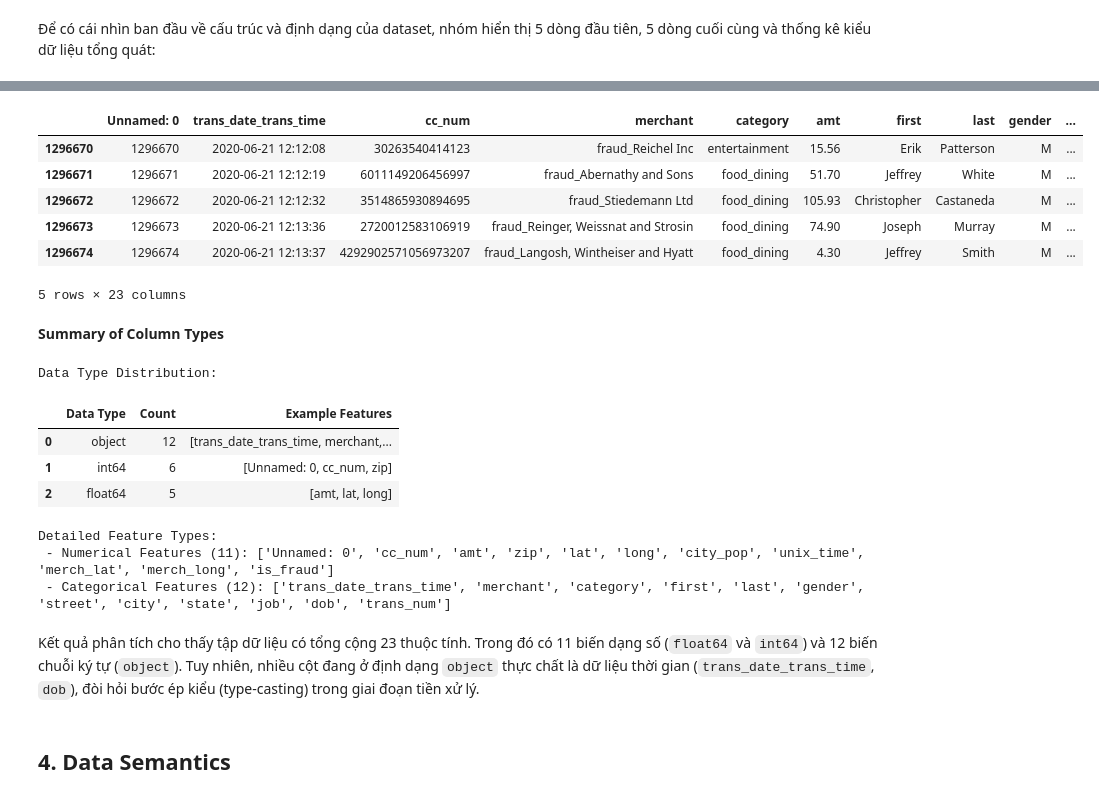
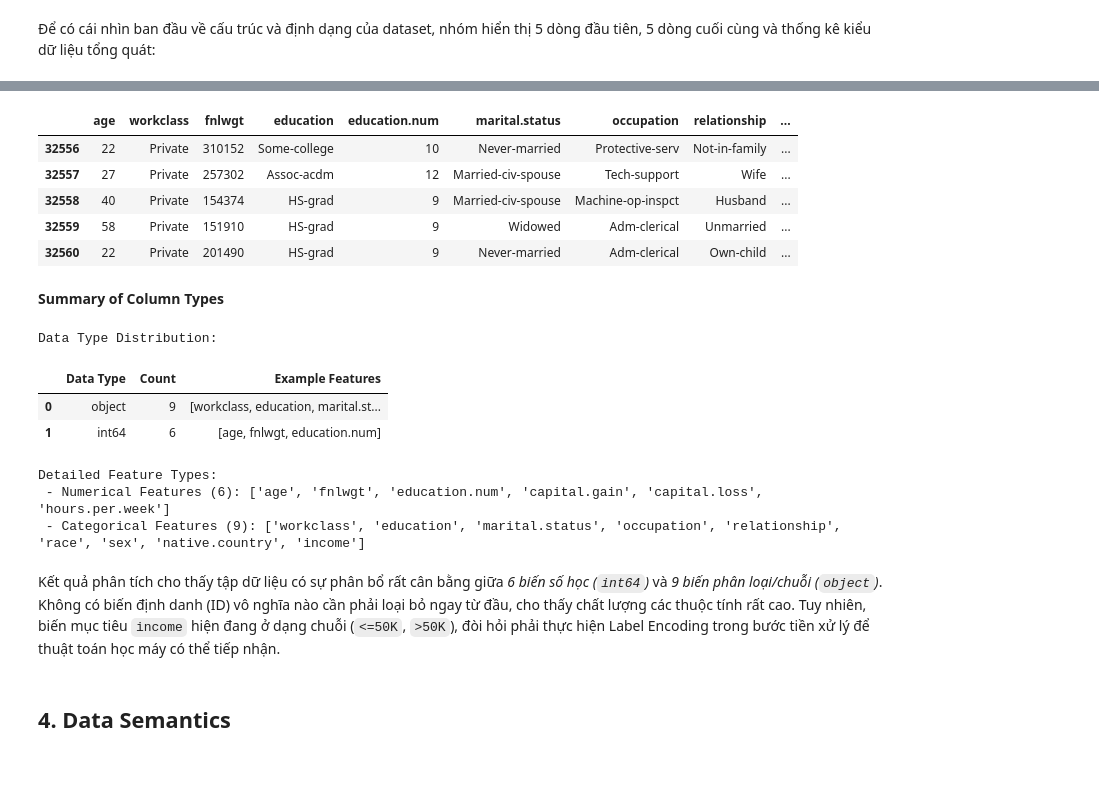
Before and after one commit to quanpro147/HCMUS-DataMining-Prj1, a Jupyter notebook: notebooks/03_EDA_tabular.ipynb, the cells around one changed output, grey strips where cells are left out. Saved outputs shown, nothing was run; the diff lists cells and outputs as text; code cells hidden in the pictures; blank space fills up the shorter version.

```diff
--- a/notebooks/03_EDA_tabular.ipynb
+++ b/notebooks/03_EDA_tabular.ipynb
@@ -22,6 +23,5 @@ Bộ dữ liệu gốc được chia sẵn thành hai tệp `fraudTrain.csv` và
 # %%
-train_path = "../data/raw/fraudTrain.csv"
-# test_path = "../data/raw/fraudTest.csv"
-
-df_train = pd.read_csv(train_path)
+adult_path = "../data/raw/adult.csv"
+df_adult = pd.read_csv(adult_path)
+df_adult = df_adult.replace(regex=r'^\s*\?\s*$', value=np.nan)
 # %% [markdown]
@@ -67,43 +66,41 @@ display(df_train.head())
 # %%
 # Xem 5 dòng cuối
-display(df_train.tail())
+display(df_adult.tail())
 # %% [output]
-|  | Unnamed: 0 | trans_date_trans_time | cc_num | merchant | category | amt | first | last | gender | ... |
-| 1296670 | 1296670 | 2020-06-21 12:12:08 | 30263540414123 | fraud_Reichel Inc | entertainment | 15.56 | Erik | Patterson | M | ... |
-| 1296671 | 1296671 | 2020-06-21 12:12:19 | 6011149206456997 | fraud_Abernathy and Sons | food_dining | 51.70 | Jeffrey | White | M | ... |
-| 1296672 | 1296672 | 2020-06-21 12:12:32 | 3514865930894695 | fraud_Stiedemann Ltd | food_dining | 105.93 | Christopher | Castaneda | M | ... |
-| 1296673 | 1296673 | 2020-06-21 12:13:36 | 2720012583106919 | fraud_Reinger, Weissnat and Strosin | food_dining | 74.90 | Joseph | Murray | M | ... |
-| 1296674 | 1296674 | 2020-06-21 12:13:37 | 4292902571056973207 | fraud_Langosh, Wintheiser and Hyatt | food_dining | 4.30 | Jeffrey | Smith | M | ... |
+|  | age | workclass | fnlwgt | education | education.num | marital.status | occupation | relationship | ... |
+| 32556 | 22 | Private | 310152 | Some-college | 10 | Never-married | Protective-serv | Not-in-family | ... |
+| 32557 | 27 | Private | 257302 | Assoc-acdm | 12 | Married-civ-spouse | Tech-support | Wife | ... |
+| 32558 | 40 | Private | 154374 | HS-grad | 9 | Married-civ-spouse | Machine-op-inspct | Husband | ... |
+| 32559 | 58 | Private | 151910 | HS-grad | 9 | Widowed | Adm-clerical | Unmarried | ... |
+| 32560 | 22 | Private | 201490 | HS-grad | 9 | Never-married | Adm-clerical | Own-child | ... |
-5 rows × 23 columns
 # %% [markdown]
 **Summary of Column Types**
 # %%
-dtype_summary = df_train.dtypes.value_counts().reset_index()
+dtype_summary = df_adult.dtypes.value_counts().reset_index()
 dtype_summary.columns = ['Data Type', 'Count']
 dtype_summary['Example Features'] = dtype_summary['Data Type'].apply(
-    lambda t: [col for col in df_train.columns if df_train[col].dtype == t][:3]
+    lambda t: [col for col in df_adult.columns if df_adult[col].dtype == t][:3]
 )
 
 print("Data Type Distribution:")
 display(dtype_summary)
 
 print("\nDetailed Feature Types:")
-numerical_feats = df_train.select_dtypes(include=['float64', 'int64']).columns
-categorical_feats = df_train.select_dtypes(include=['object']).columns
+numerical_feats = df_adult.select_dtypes(include=['float64', 'int64']).columns
+categorical_feats = df_adult.select_dtypes(include=['object']).columns
 
 print(f" - Numerical Features ({len(numerical_feats)}): {list(numerical_feats)}")
 print(f" - Categorical Features ({len(categorical_feats)}): {list(categorical_feats)}")
 # %% [output]
 Data Type Distribution:
 |  | Data Type | Count | Example Features |
-| 0 | object | 12 | [trans_date_trans_time, merchant,... |
-| 1 | int64 | 6 | [Unnamed: 0, cc_num, zip] |
-| 2 | float64 | 5 | [amt, lat, long] |
+| 0 | object | 9 | [workclass, education, marital.st... |
+| 1 | int64 | 6 | [age, fnlwgt, education.num] |
 Detailed Feature Types:
- - Numerical Features (11): ['Unnamed: 0', 'cc_num', 'amt', 'zip', 'lat', 'long', 'city_pop', 'unix_time', 'merch_lat', 'merch_long', 'is_fraud']
- - Categorical Features (12): ['trans_date_trans_time', 'merchant', 'category', 'first', 'last', 'gender', 'street', 'city', 'state', 'job', 'dob', 'trans_num']
+ - Numerical Features (6): ['age', 'fnlwgt', 'education.num', 'capital.gain', 'capital.loss', 'hours.per.week']
+ - Categorical Features (9): ['workclass', 'education', 'marital.status', 'occupation', 'relationship', 'race', 'sex', 'native.country', 'income']
 # %% [markdown]
-Kết quả phân tích cho thấy tập dữ liệu có tổng cộng 23 thuộc tính. Trong đó có 11 biến dạng số (`float64` và `int64`) và 12 biến chuỗi ký tự (`object`). Tuy nhiên, nhiều cột đang ở định dạng `object` thực chất là dữ liệu thời gian (`trans_date_trans_time`, `dob`), đòi hỏi bước ép kiểu (type-casting) trong giai đoạn tiền xử lý.
+Kết quả phân tích cho thấy tập dữ liệu có sự phân bổ rất cân bằng giữa *6 biến số học (`int64`)* và *9 biến phân loại/chuỗi (`object`)*. Không có biến định danh (ID) vô nghĩa nào cần phải loại bỏ ngay từ đầu, cho thấy chất lượng các thuộc tính rất cao. Tuy nhiên, biến mục tiêu `income` hiện đang ở dạng chuỗi (`<=50K`, `>50K`), đòi hỏi phải thực hiện Label Encoding trong bước tiền xử lý để thuật toán học máy có thể tiếp nhận.
 # %% [markdown]
 ## **4. Data Semantics**
 # %% [markdown]
```
Also changed, not shown: parts of 44 cells of this notebook.
